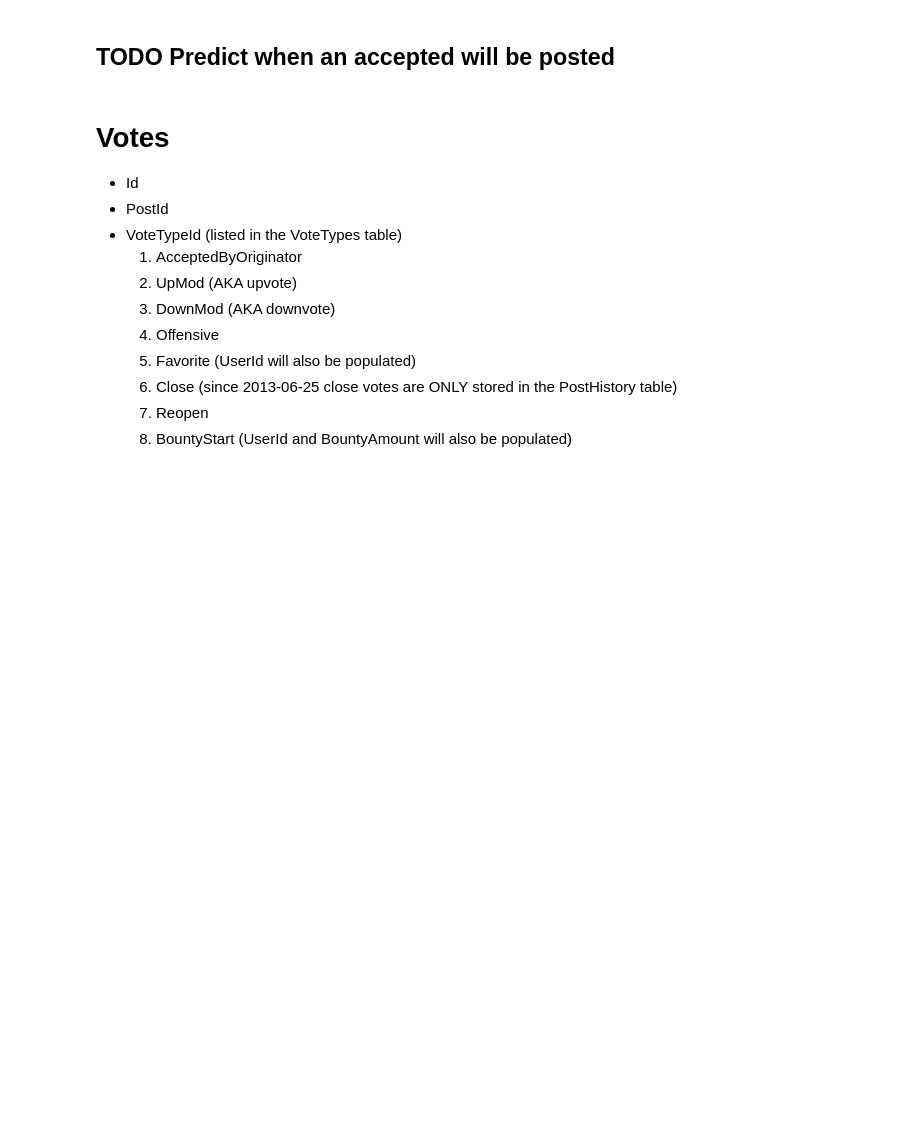
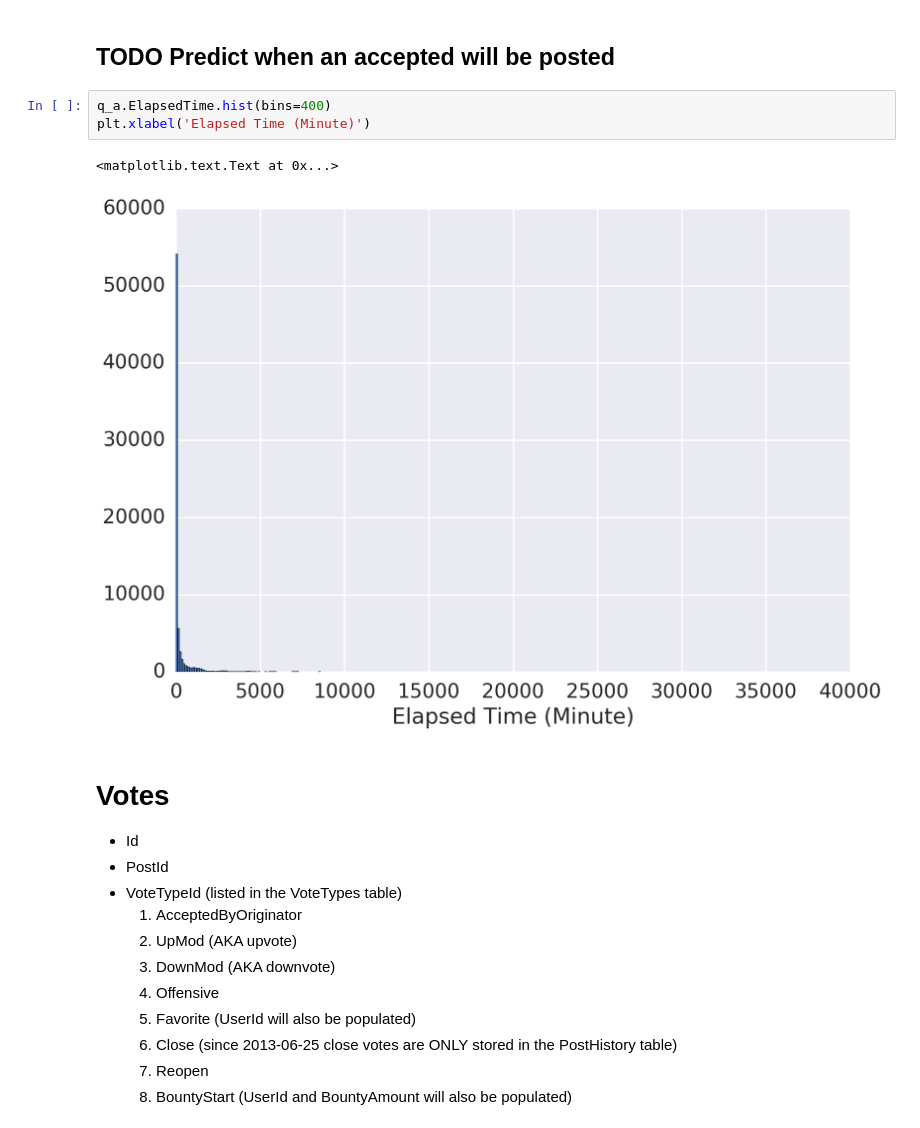
Before and after one commit to EricTing/WhenStackStopsOverFlow, a Jupyter notebook: Feature Engineering.ipynb, the cells around one changed output. Cells and saved outputs as stored; diff of their text form; blank space fills up the shorter version.

```diff
--- a/Feature Engineering.ipynb
+++ b/Feature Engineering.ipynb
@@ -154,5 +244,11 @@ q_a.head()
 # %% [markdown]
 ## TODO Predict when an accepted will be posted
+# %%
+q_a.ElapsedTime.hist(bins=400)
+plt.xlabel('Elapsed Time (Minute)')
+# %% [output]
+<matplotlib.text.Text at 0x...>
+[figure, added]
 # %% [markdown]
 # Votes
 - Id
```
Also changed, not shown: parts of 22 cells of this notebook.
